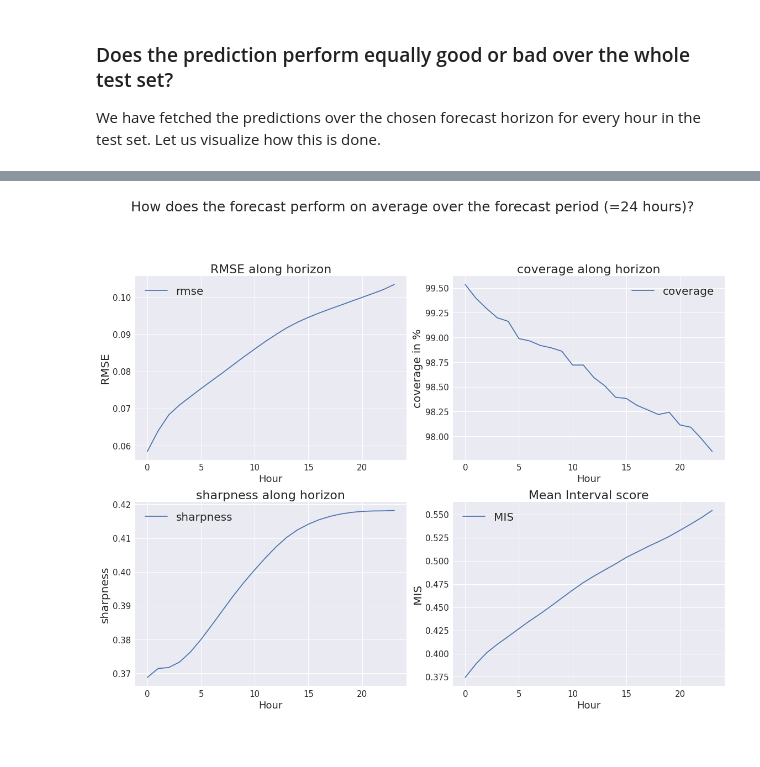
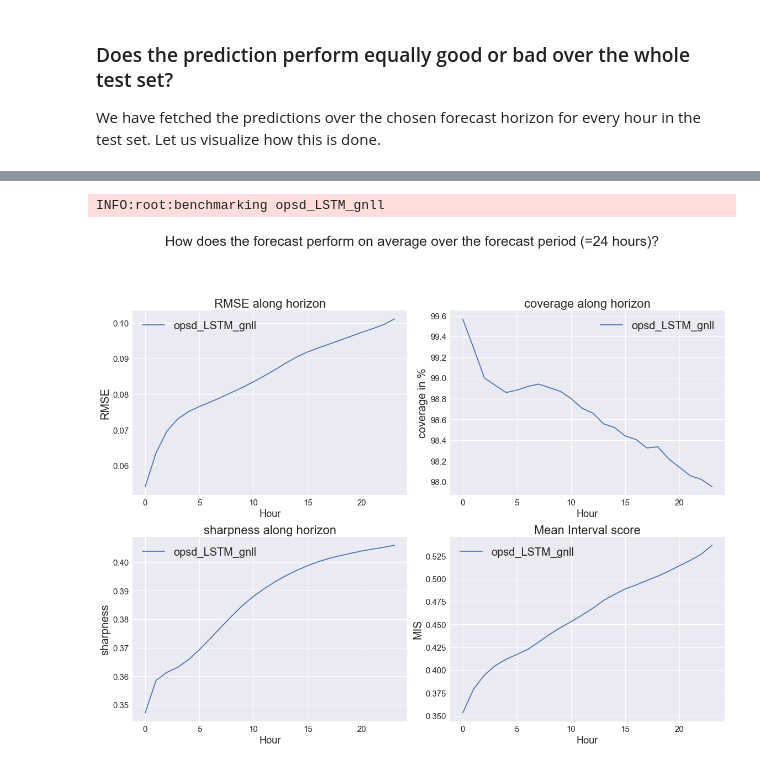
Before and after one commit to sogno-platform/proloaf, a Jupyter notebook: notebooks/ProLoaF applied and explained - Day-Ahead Forcasts on open data of the German load.ipynb, the cells around one changed output, grey strips where cells are left out. Cells and saved outputs as stored; diff of their text form; code cells hidden in the pictures.

```diff
--- a/notebooks/ProLoaF applied and explained - Day-Ahead Forcasts on open data of the German load.ipynb
+++ b/notebooks/ProLoaF applied and explained - Day-Ahead Forcasts on open data of the German load.ipynb
@@ -331,25 +408,53 @@ For sake of clarity we have plotted the samples in 24h intervals resulting in: 3
-# %%
-#first fetch the metrics per time step on the forecast horizon (=24 hours in our case)
-results_per_timestep = metrics.fetch_metrics(
-    targets=record_targets,
-    expected_values=record_expected_values,
-    y_pred_upper=y_pred_upper,
-    y_pred_lower=y_pred_lower,
-    analyzed_metrics=["rmse",
-                      "sharpness",
-                      "picp",
-                      "mis"],
-    total=False,
-)
-
-# plot metrics
-plot.plot_metrics(
-    results_per_timestep["rmse"],
-    results_per_timestep["sharpness"],
-    results_per_timestep["picp"],
-    results_per_timestep["mis"],
-    OUTDIR,
-    title="How does the forecast perform on average over the forecast period (=24 hours)?"
-)
-# %% [output]
-[figure, removed]
+# %%
+#first fetch the metrics per time step on the forecast horizon (=24 hours in our case)
+test_metrics_timesteps = [
+    metrics.NllGauss(),
+    metrics.Rmse(),
+    metrics.Sharpness(),
+    metrics.Picp(),
+    metrics.Mis(),
+]
+
+results_per_timestep_per_forecast = mh.ModelHandler.benchmark(
+    test_data,
+    [net],
+    test_metrics=test_metrics_timesteps,
+    avg_over="sample",
+)
+
+rmse_values = pd.DataFrame(
+    data=results_per_timestep_per_forecast.xs(
+        "Rmse", axis=1, level=1, drop_level=True
+    ),
+    columns=[net.name],
+)
+sharpness_values = pd.DataFrame(
+    data=results_per_timestep_per_forecast.xs(
+        "Sharpness", axis=1, level=1, drop_level=True
+    ),
+    columns=[net.name],
+)
+picp_values = pd.DataFrame(
+    data=results_per_timestep_per_forecast.xs(
+        "Picp", axis=1, level=1, drop_level=True
+    ),
+    columns=[net.name],
+)
+mis_values = pd.DataFrame(
+    data=results_per_timestep_per_forecast.xs(
+        "Mis", axis=1, level=1, drop_level=True
+    ),
+    columns=[net.name],
+)
+
+plot.plot_metrics(
+    rmse_values,
+    sharpness_values,
+    picp_values,
+    mis_values,
+    OUTDIR,
+    title="How does the forecast perform on average over the forecast period (=24 hours)?"
+)
+# %% [output]
+INFO:root:benchmarking opsd_LSTM_gnll
+[figure, added]
```
Also changed, not shown: parts of 43 cells of this notebook, 2 other files.
